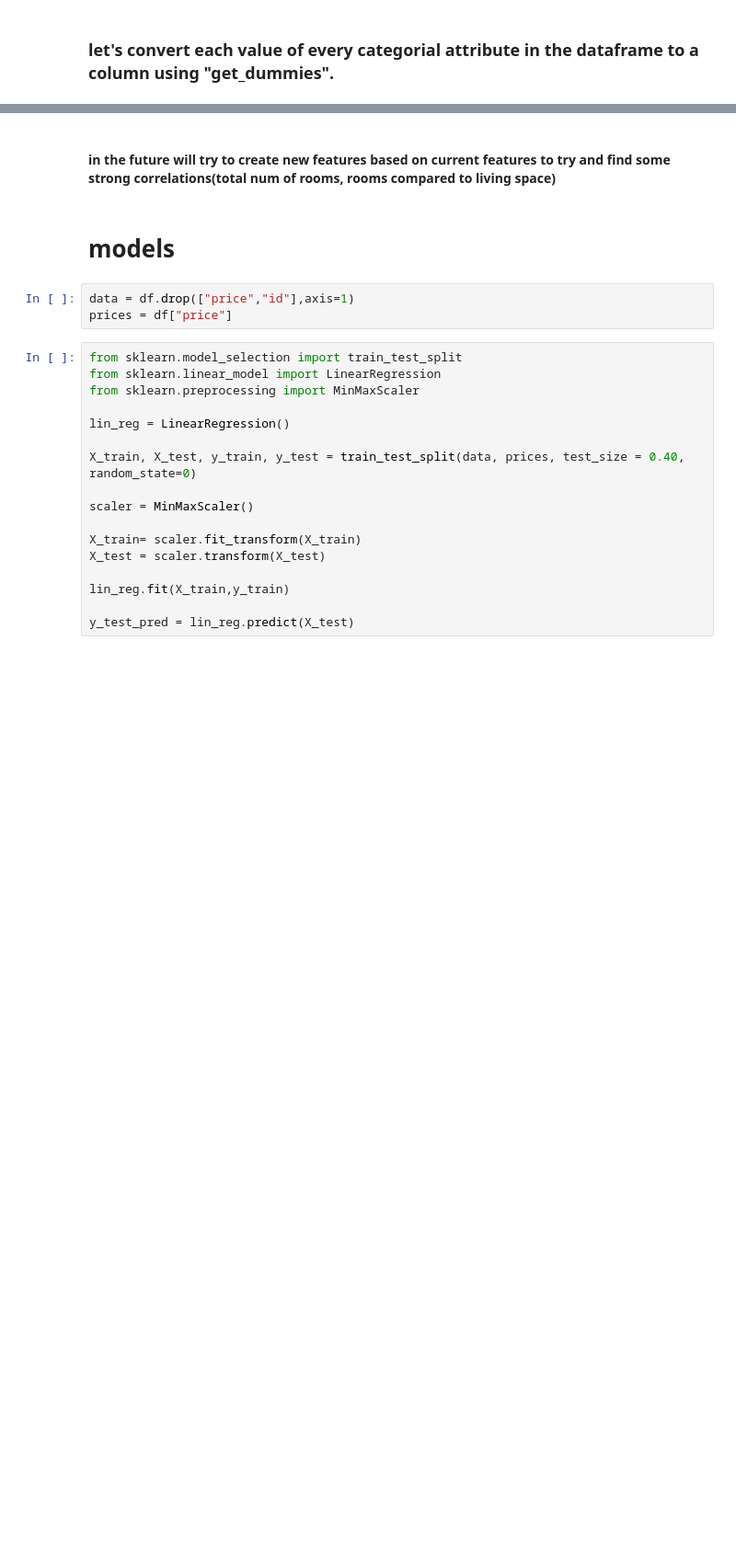
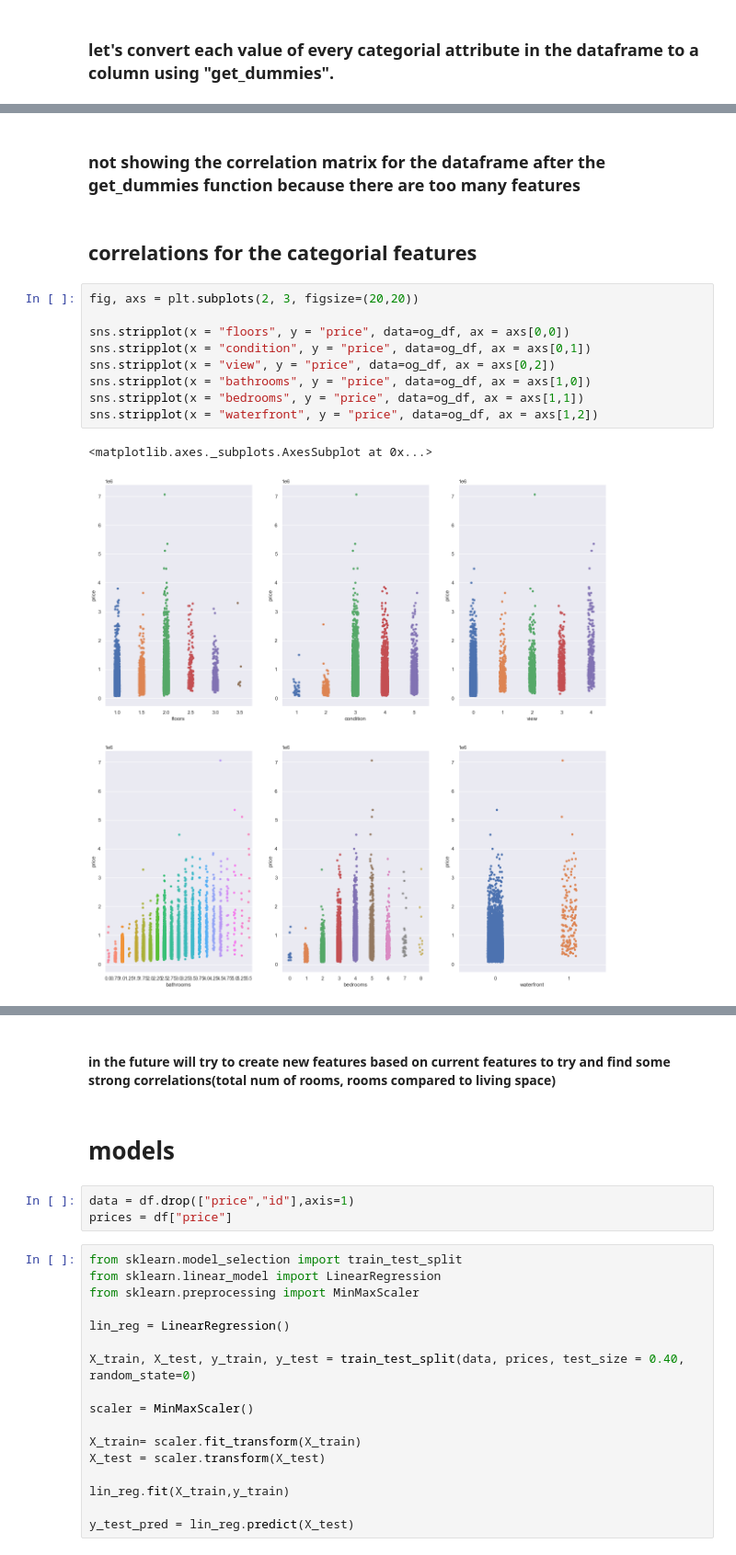
Before and after one commit to sbflk/kaggle_project_regression, a Jupyter notebook: regression house prices (1).ipynb, the cells around one changed output, grey strips where cells are left out. Shown at 92% size. Saved outputs shown, nothing was run; the diff lists cells and outputs as text; blank space fills up the shorter version.

```diff
--- a/regression house prices (1).ipynb
+++ b/regression house prices (1).ipynb
@@ -448,3 +457,19 @@ df
+# %% [markdown]
+### not showing the correlation matrix for the dataframe after the get_dummies function because there are too many features
+# %% [markdown]
+## correlations for the categorial features
+# %%
+fig, axs = plt.subplots(2, 3, figsize=(20,20))
+
+sns.stripplot(x = "floors", y = "price", data=og_df, ax = axs[0,0])
+sns.stripplot(x = "condition", y = "price", data=og_df, ax = axs[0,1])
+sns.stripplot(x = "view", y = "price", data=og_df, ax = axs[0,2])
+sns.stripplot(x = "bathrooms", y = "price", data=og_df, ax = axs[1,0])
+sns.stripplot(x = "bedrooms", y = "price", data=og_df, ax = axs[1,1])
+sns.stripplot(x = "waterfront", y = "price", data=og_df, ax = axs[1,2])
+# %% [output]
+<matplotlib.axes._subplots.AxesSubplot at 0x...>
+[figure, added]
 # %%
 corr_matrix = df.corr()
 corr_matrix["price"].sort_values(ascending=False)
```
Also changed, not shown: parts of 6 cells of this notebook.
